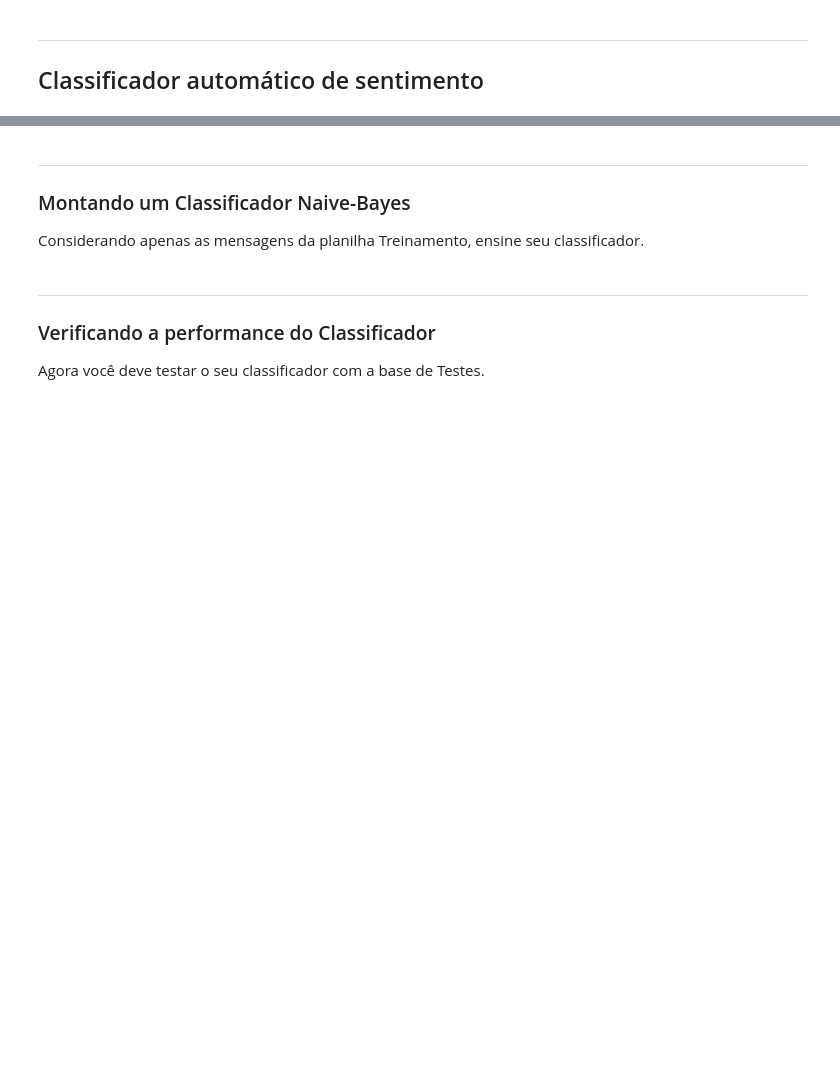
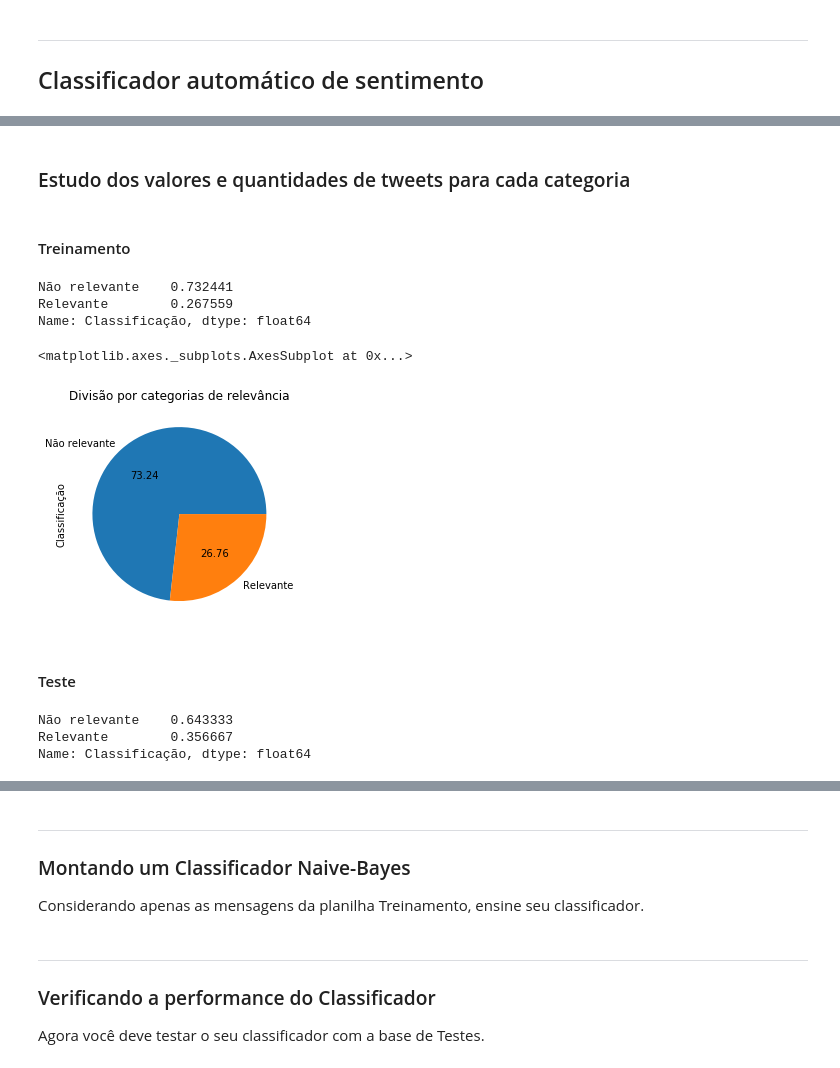
Before and after one commit to gustavopc3/P1-CD21-1, a Jupyter notebook: Projeto1_Layout_Classificador.ipynb, the cells around one changed output, grey strips where cells are left out. Saved outputs shown, nothing was run; the diff lists cells and outputs as text; code cells hidden in the pictures; blank space fills up the shorter version.

```diff
--- a/Projeto1_Layout_Classificador.ipynb
+++ b/Projeto1_Layout_Classificador.ipynb
@@ -54,0 +65,2 @@ ESCREVA AQUI...
+# %%
+train.Classificação = pd.Categorical(train.Classificação, categories=['Não relevante', 'Relevante'], ordered=False)
@@ -54,0 +103,24 @@ ESCREVA AQUI...
+# %% [markdown]
+### Estudo dos valores e quantidades de tweets para cada categoria
+# %% [markdown]
+#### Treinamento
+# %%
+train.Classificação.value_counts(True)
+# %% [output]
+Não relevante    0.732441
+Relevante        0.267559
+Name: Classificação, dtype: float64
+# %%
+train.value_counts = train.Classificação.value_counts()
+train.value_counts.plot(kind='pie', title='Divisão por categorias de relevância', autopct="%.2f")
+# %% [output]
+<matplotlib.axes._subplots.AxesSubplot at 0x...>
+[figure, added]
+# %% [markdown]
+#### Teste
+# %%
+test.Classificação.value_counts(True)
+# %% [output]
+Não relevante    0.643333
+Relevante        0.356667
+Name: Classificação, dtype: float64
```
Also changed, not shown: parts of 24 cells of this notebook.
